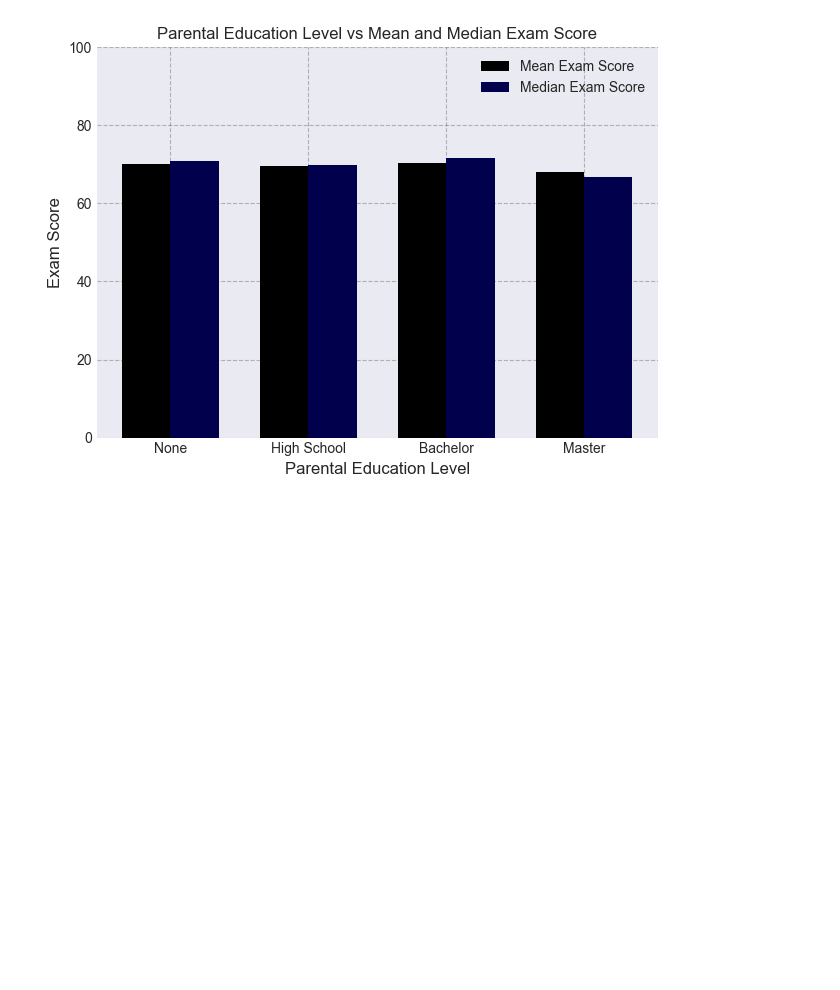
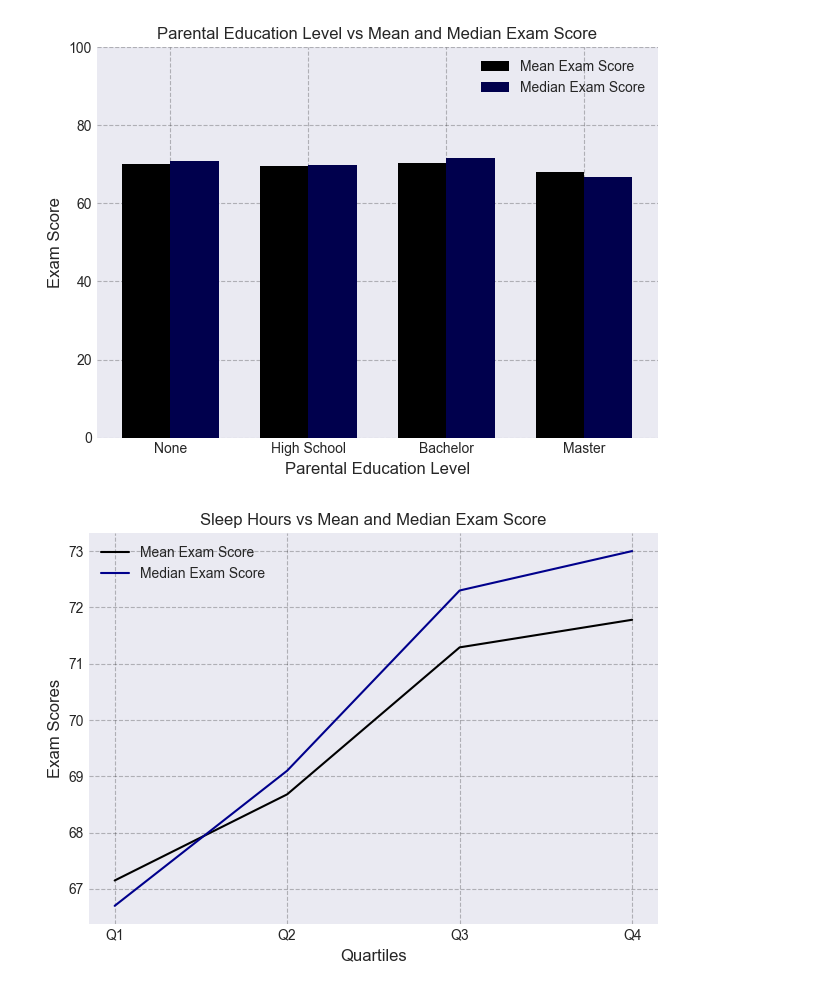
Before and after one commit to Nikhils-AI/student-performance-analysis, a Jupyter notebook: notebooks/student_performance_analysis.ipynb, the cells around one changed output. Drawn from its saved outputs; the diff is of its cells as text; code cells hidden in the pictures; blank space fills up the shorter version.

Commit message:
Finished plotting question 5

```diff
--- a/notebooks/student_performance_analysis.ipynb
+++ b/notebooks/student_performance_analysis.ipynb
@@ -278,0 +280,59 @@ plt.show()
+# %%
+# Question 5 - What is the correlation between exam scores and sleep?
+df = pd.read_sql_query("""
+WITH percentiles AS (
+	SELECT percentile_cont(.25) WITHIN GROUP (ORDER BY sleep_hours) AS p25,
+		   percentile_cont(.5) WITHIN GROUP (ORDER BY sleep_hours) AS p50,
+		   percentile_cont(.75) WITHIN GROUP (ORDER BY sleep_hours) AS p75
+	FROM student_habits_performance
+)
+		-- Q1 (0 - 25th percentile)
+SELECT 'Q1' AS quartile,
+	   COUNT(*),
+	   round(avg(exam_score)::numeric, 2) AS mean_score,
+	   round((percentile_cont(.5) WITHIN GROUP (ORDER BY exam_score))::numeric, 2) AS median_score
+FROM student_habits_performance, percentiles
+WHERE sleep_hours <= p25
+
+UNION ALL
+		-- Q2 (25th - 50th percentile)
+SELECT 'Q2' AS quartile,
+	   COUNT(*),
+ 	   round(avg(exam_score)::numeric, 2) AS mean_score,
+	   round((percentile_cont(.5) WITHIN GROUP (ORDER BY exam_score))::numeric, 2) AS median_score
+FROM student_habits_performance, percentiles
+WHERE sleep_hours > p25 AND sleep_hours <= p50
+
+UNION ALL
+		-- Q3 (50th - 75th percentile)
+SELECT 'Q3' AS quartile,
+	   COUNT(*),
+	   round(avg(exam_score)::numeric, 2) AS mean_score,
+	   round((percentile_cont(.5) WITHIN GROUP (ORDER BY exam_score))::numeric, 2) AS median_score
+FROM student_habits_performance, percentiles
+WHERE sleep_hours > p50 AND sleep_hours <= p75
+
+UNION ALL
+		-- Q4 (75th - 100th percentile)
+SELECT 'Q4' AS quartile,
+	   COUNT(*),
+	   round(avg(exam_score)::numeric, 2) AS mean_score,
+	   round((percentile_cont(.5) WITHIN GROUP (ORDER BY exam_score))::numeric, 2) AS median_score
+FROM student_habits_performance, percentiles
+WHERE sleep_hours > p75;""", engine)
+
+plt.plot(df['quartile'], df['mean_score'], label='Mean Exam Score', color=(0, 0, 0))
+plt.plot(df['quartile'], df['median_score'], label='Median Exam Score', color=(0, 0, 0.55))
+
+plt.grid(True, linestyle='--', alpha=0.25, color=(0, 0, 0))
+plt.xlabel('Quartiles', fontsize=12)
+plt.ylabel('Exam Scores', fontsize=12)
+plt.title('Sleep Hours vs Mean and Median Exam Score')
+
+plt.legend(fontsize=10, loc='best')
+plt.tight_layout()
+plt.show()
+
+# According to the graph, the more a student sleeped, the higher their exam score was.
+# %% [output]
+[figure, added]
```
Also changed, not shown: parts of 2 cells of this notebook.
